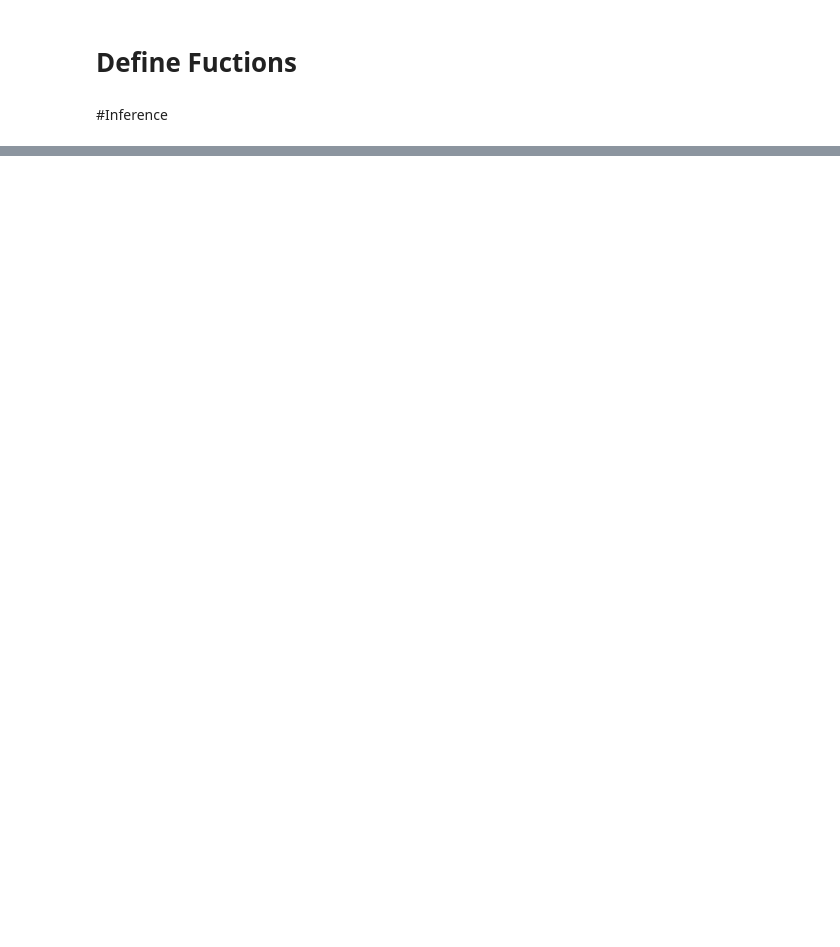
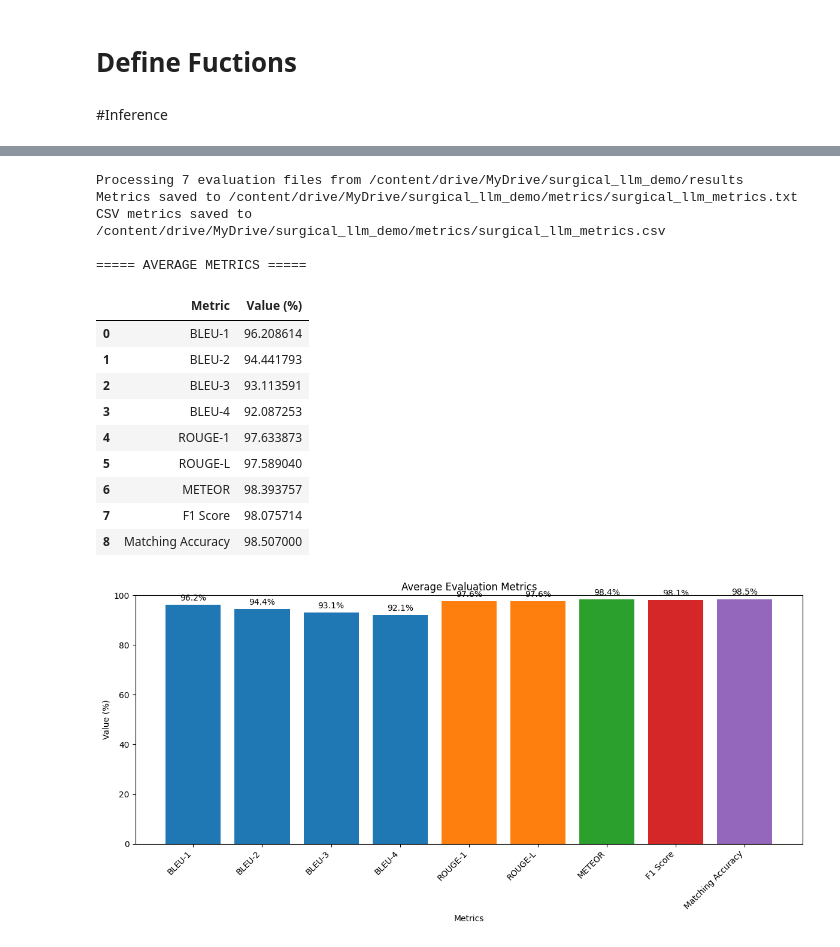
Before and after one commit to PeterHJY628/MyOwnExample, a Jupyter notebook: Untitled0.ipynb, the cells around one changed output, grey strips where cells are left out. Cells and saved outputs as stored; diff of their text form; code cells hidden in the pictures; blank space fills up the shorter version.

```diff
--- a/Untitled0.ipynb
+++ b/Untitled0.ipynb
@@ -13,9 +13,10 @@ output_base_dir = '/content/drive/MyDrive/surgical_llm_demo'
 model_dir = f'{output_base_dir}/models/r128'
 data_dir = f'{output_base_dir}/datasets'
 results_dir = f'{output_base_dir}/results'
+metrics_dir = f'{output_base_dir}/metrics'
 
 # Create directories if they don't exist
-for directory in [output_base_dir, model_dir, data_dir, results_dir]:
+for directory in [output_base_dir, model_dir, data_dir, results_dir, metrics_dir]:
     os.makedirs(directory, exist_ok=True)
 
 print(f"Created output directories in Google Drive at: {output_base_dir}")
@@ -300,13 +316,13 @@ def extract_values(file_path):
     with open(file_path, 'r', encoding='utf-8') as f:
         content = f.read()
 
-    rouge1_matches = re.findall(r"rouge1'\s*:\s*([0-9]*\.?[0-9]+)", content)
-    rougeL_matches = re.findall(r"rougeL'\s*:\s*([0-9]*\.?[0-9]+)", content)
+    rouge1_matches = re.findall(r"rouge1':\s*(?:np\.float64\()?\s*([0-9]*\.?[0-9]+)", content)
+    rougeL_matches = re.findall(r"rougeL':\s*(?:np\.float64\()?\s*([0-9]*\.?[0-9]+)", content)
     bleu1_matches = re.findall(r"bleu1'\s*:\s*([0-9]*\.?[0-9]+)", content)
     bleu2_matches = re.findall(r"bleu2'\s*:\s*([0-9]*\.?[0-9]+)", content)
     bleu3_matches = re.findall(r"bleu3'\s*:\s*([0-9]*\.?[0-9]+)", content)
     bleu4_matches = re.findall(r"bleu4'\s*:\s*([0-9]*\.?[0-9]+)", content)
-    meteor_matches = re.findall(r"METEOR Score:\s*\[\s*([0-9]*\.?[0-9]+)", content)
+    meteor_matches = re.findall(r"METEOR Score:\s*\[\s*(?:np\.float64\()?\s*([0-9]*\.?[0-9]+)", content)
 
     file_name = os.path.basename(file_path)
     first_char = file_name.lstrip()[0] if file_name.lstrip() else ''
@@ -368,13 +384,14 @@ def process_results_folder(results_folder):
     print(f"Processing {len(evaluation_files)} evaluation files from {results_folder}")
 
     for file in evaluation_files:
+      if file.endswith("_evaluation.txt"):
         file_path = os.path.join(results_folder, file)
         vals = extract_values(file_path)
         for key in all_values:
             all_values[key].extend(vals[key])
 
     # Show extracted F1 values for debugging
-    print(f"F1 values: {all_values['F1']}")
+    # print(f"F1 values: {all_values['F1']}")
 
     avg_metrics = {key: compute_average(all_values[key]) for key in all_values}
     return avg_metrics
@@ -613,0 +675,21 @@ except Exception as e:
+# %%
+
+avg_metrics = process_results_folder(results_dir)
+save_and_display_metrics(avg_metrics, metrics_dir)
+# %% [output]
+Processing 7 evaluation files from /content/drive/MyDrive/surgical_llm_demo/results
+Metrics saved to /content/drive/MyDrive/surgical_llm_demo/metrics/surgical_llm_metrics.txt
+CSV metrics saved to /content/drive/MyDrive/surgical_llm_demo/metrics/surgical_llm_metrics.csv
+
+===== AVERAGE METRICS =====
+|  | Metric | Value (%) |
+| 0 | BLEU-1 | 96.208614 |
+| 1 | BLEU-2 | 94.441793 |
+| 2 | BLEU-3 | 93.113591 |
+| 3 | BLEU-4 | 92.087253 |
+| 4 | ROUGE-1 | 97.633873 |
+| 5 | ROUGE-L | 97.589040 |
+| 6 | METEOR | 98.393757 |
+| 7 | F1 Score | 98.075714 |
+| 8 | Matching Accuracy | 98.507000 |
+[figure, added]
```
Also changed, not shown: parts of 2 cells of this notebook.
